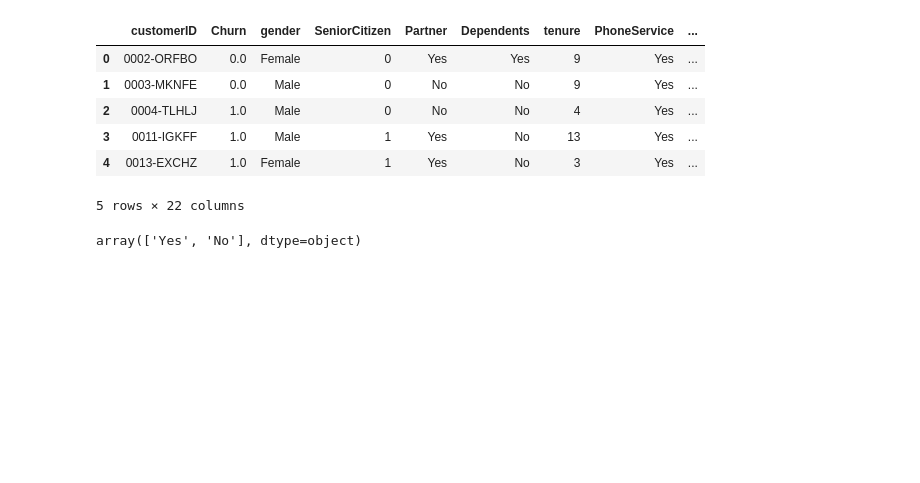
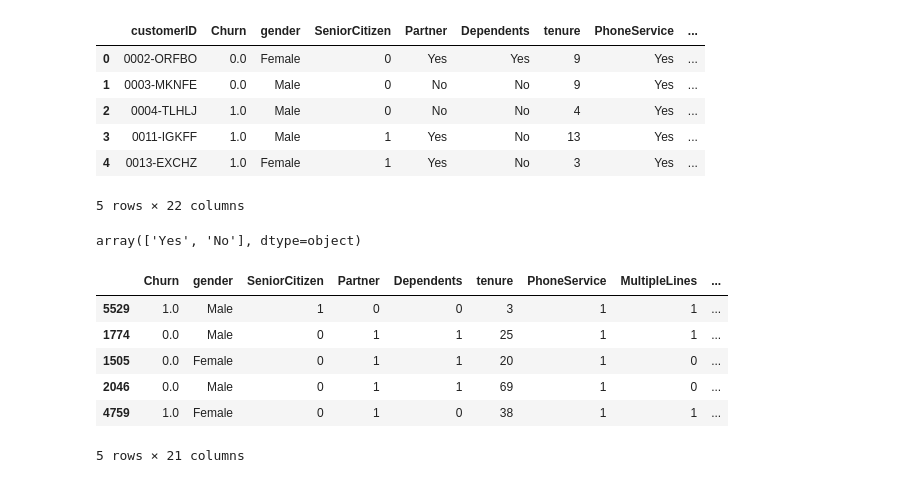
Before and after one commit to marianalarra/ChallengeTelecom2, a Jupyter notebook: TelecomX_LATAM2.ipynb, the cells around one changed output. Drawn from its saved outputs; the diff is of its cells as text; code cells hidden in the pictures; blank space fills up the shorter version.

Commit message:
Transformacion de algunas variables del dataframe. Eliminacion de la columna customerID ya que no aporta

```diff
--- a/TelecomX_LATAM2.ipynb
+++ b/TelecomX_LATAM2.ipynb
@@ -32,0 +31,16 @@ col_yes_no= df[['Partener','Dependents', 'PhoneService']]
+# %%
+col_yes_no= df[['Partner','Dependents', 'PhoneService', 'PaperlessBilling']]
+for col in col_yes_no:
+ df[col] = df[col].map({"Yes": 1, "No": 0})
+# %%
+df= df.drop(columns=['customerID'])
+# %%
+df.sample(5)
+# %% [output]
+|  | Churn | gender | SeniorCitizen | Partner | Dependents | tenure | PhoneService | MultipleLines | ... |
+| 5529 | 1.0 | Male | 1 | 0 | 0 | 3 | 1 | 1 | ... |
+| 1774 | 0.0 | Male | 0 | 1 | 1 | 25 | 1 | 1 | ... |
+| 1505 | 0.0 | Female | 0 | 1 | 1 | 20 | 1 | 0 | ... |
+| 2046 | 0.0 | Male | 0 | 1 | 1 | 69 | 1 | 0 | ... |
+| 4759 | 1.0 | Female | 0 | 1 | 0 | 38 | 1 | 1 | ... |
+5 rows × 21 columns
```
Also changed, not shown: parts of 2 cells of this notebook.
